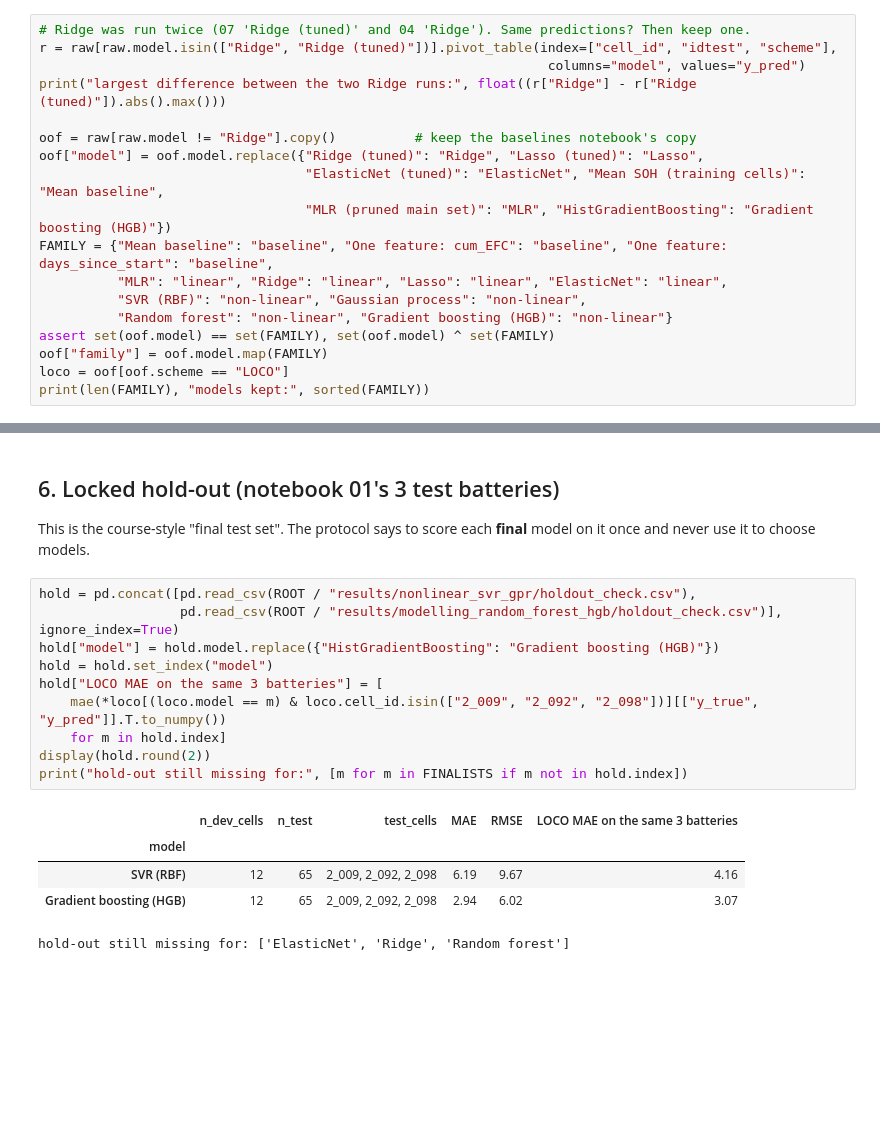
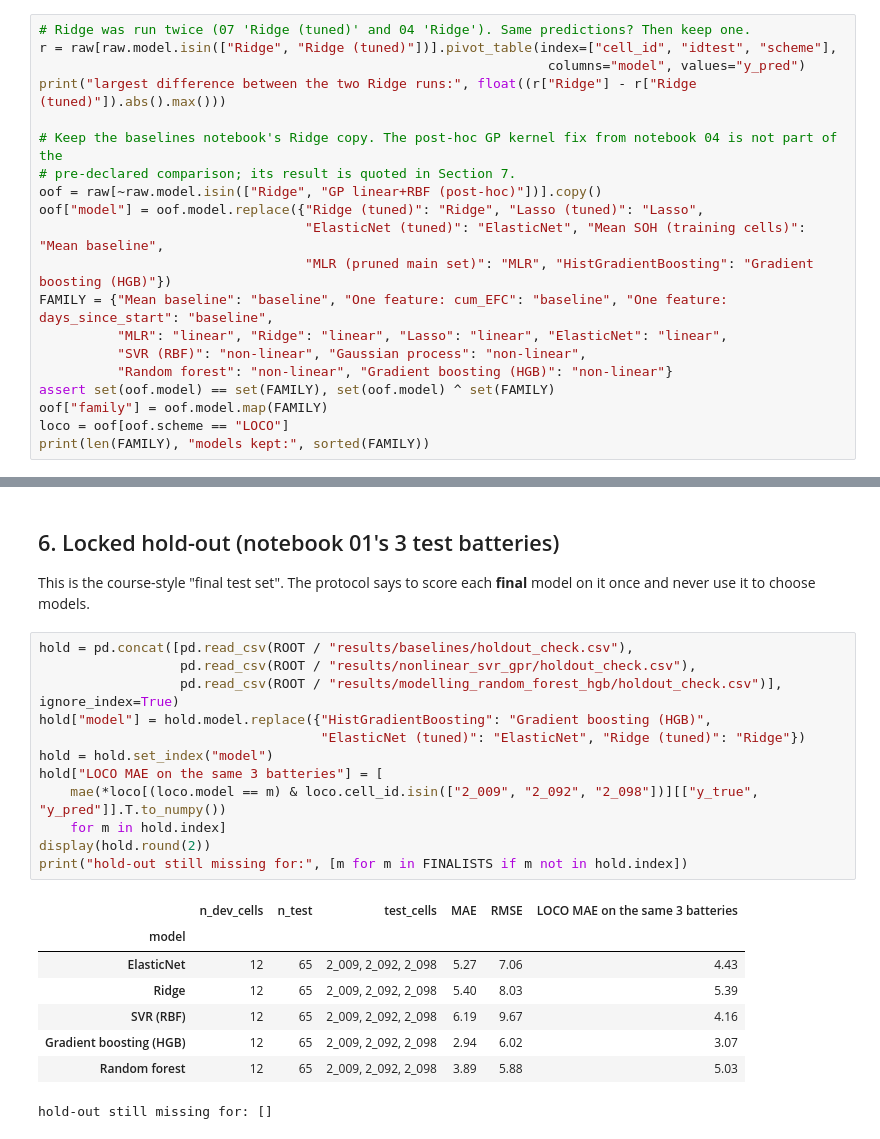
Before and after one commit to rachandeepkaur/battery-soh-prediction, a Jupyter notebook: notebooks/08_model_comparison.ipynb, the cells around one changed output, grey strips where cells are left out. Saved outputs shown, nothing was run; the diff lists cells and outputs as text; blank space fills up the shorter version.

Commit message:
Fix pruner tie-break, add hold-outs, model averaging and GP kernel fix

```diff
--- a/notebooks/08_model_comparison.ipynb
+++ b/notebooks/08_model_comparison.ipynb
@@ -71,7 +72,9 @@ r = raw[raw.model.isin(["Ridge", "Ridge (tuned)"])].pivot_table(index=["cell_id"
                                                                  columns="model", values="y_pred")
 print("largest difference between the two Ridge runs:", float((r["Ridge"] - r["Ridge (tuned)"]).abs().max()))
 
-oof = raw[raw.model != "Ridge"].copy()          # keep the baselines notebook's copy
+# Keep the baselines notebook's Ridge copy. The post-hoc GP kernel fix from notebook 04 is not part of the
+# pre-declared comparison; its result is quoted in Section 7.
+oof = raw[~raw.model.isin(["Ridge", "GP linear+RBF (post-hoc)"])].copy()
 oof["model"] = oof.model.replace({"Ridge (tuned)": "Ridge", "Lasso (tuned)": "Lasso",
                                   "ElasticNet (tuned)": "ElasticNet", "Mean SOH (training cells)": "Mean baseline",
                                   "MLR (pruned main set)": "MLR", "HistGradientBoosting": "Gradient boosting (HGB)"})
@@ -476,19 +479,24 @@ The mean baseline flags none at all. A model that labels a worn-out battery "hea
 
 This is the course-style "final test set". The protocol says to score each **final** model on it once and never use it to choose models.
 # %%
-hold = pd.concat([pd.read_csv(ROOT / "results/nonlinear_svr_gpr/holdout_check.csv"),
+hold = pd.concat([pd.read_csv(ROOT / "results/baselines/holdout_check.csv"),
+                  pd.read_csv(ROOT / "results/nonlinear_svr_gpr/holdout_check.csv"),
                   pd.read_csv(ROOT / "results/modelling_random_forest_hgb/holdout_check.csv")], ignore_index=True)
-hold["model"] = hold.model.replace({"HistGradientBoosting": "Gradient boosting (HGB)"})
+hold["model"] = hold.model.replace({"HistGradientBoosting": "Gradient boosting (HGB)",
+                                    "ElasticNet (tuned)": "ElasticNet", "Ridge (tuned)": "Ridge"})
 hold = hold.set_index("model")
 hold["LOCO MAE on the same 3 batteries"] = [
     mae(*loco[(loco.model == m) & loco.cell_id.isin(["2_009", "2_092", "2_098"])][["y_true", "y_pred"]].T.to_numpy())
     for m in hold.index]
 display(hold.round(2))
 print("hold-out still missing for:", [m for m in FINALISTS if m not in hold.index])
 # %% [output]
 |  | n_dev_cells | n_test | test_cells | MAE | RMSE | LOCO MAE on the same 3 batteries |
 | model |  |  |  |  |  |  |
+| ElasticNet | 12 | 65 | 2_009, 2_092, 2_098 | 5.27 | 7.06 | 4.43 |
+| Ridge | 12 | 65 | 2_009, 2_092, 2_098 | 5.40 | 8.03 | 5.39 |
 | SVR (RBF) | 12 | 65 | 2_009, 2_092, 2_098 | 6.19 | 9.67 | 4.16 |
 | Gradient boosting (HGB) | 12 | 65 | 2_009, 2_092, 2_098 | 2.94 | 6.02 | 3.07 |
+| Random forest | 12 | 65 | 2_009, 2_092, 2_098 | 3.89 | 5.88 | 5.03 |
-hold-out still missing for: ['ElasticNet', 'Ridge', 'Random forest']
+hold-out still missing for: []
 # %% [markdown]
```
Also changed, not shown: parts of 12 cells of this notebook, 20 other files.
